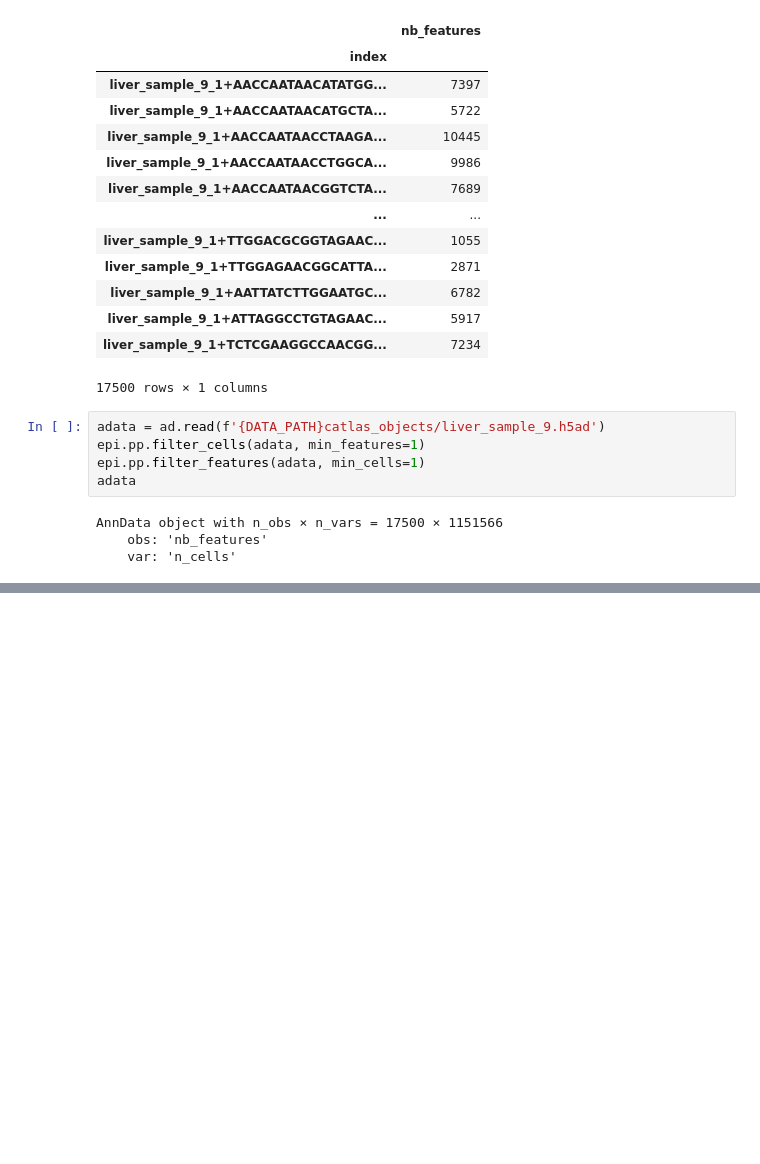
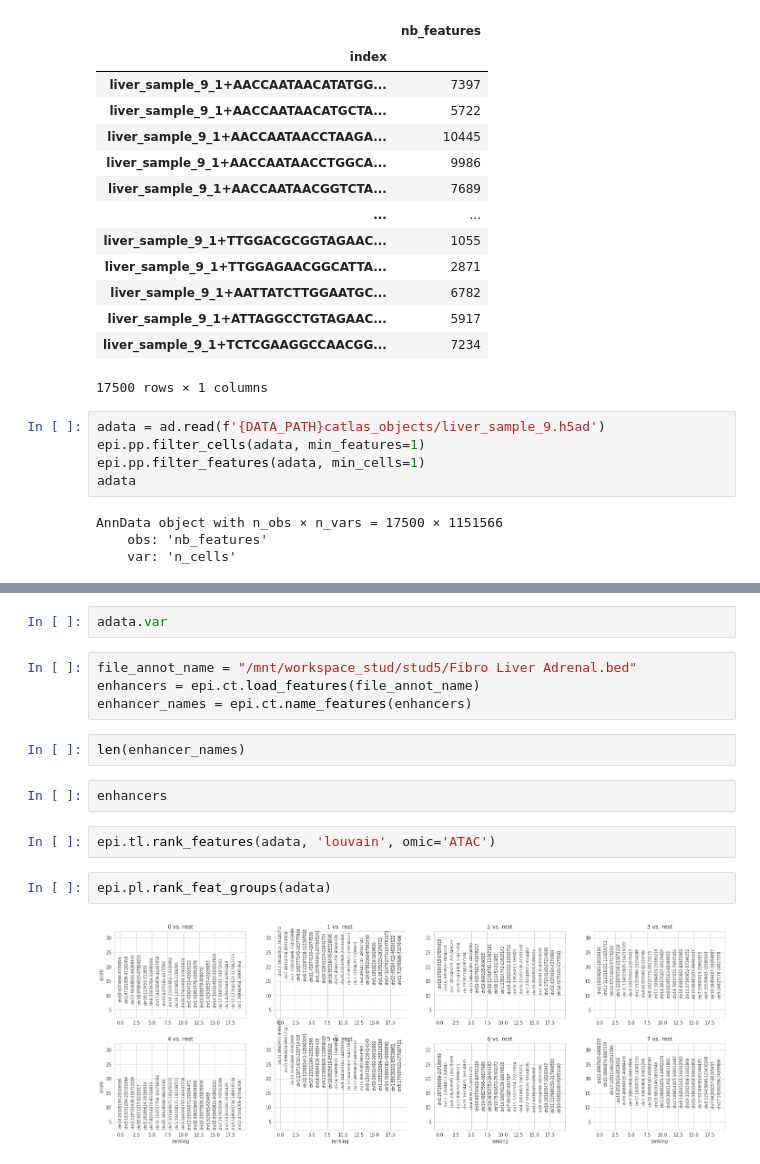
Before and after one commit to loosolab/Datenanalyse-2021, a Jupyter notebook: wp1/preprocessing/preprocessing.ipynb, the cells around one changed output, grey strips where cells are left out. Cells and saved outputs as stored; diff of their text form; blank space fills up the shorter version.

```diff
--- a/wp1/preprocessing/preprocessing.ipynb
+++ b/wp1/preprocessing/preprocessing.ipynb
@@ -114,0 +186,16 @@ AnnData object with n_obs × n_vars = 17500 × 1151566
+# %%
+adata.var
+# %%
+file_annot_name = "/mnt/workspace_stud/stud5/Fibro Liver Adrenal.bed"
+enhancers = epi.ct.load_features(file_annot_name)
+enhancer_names = epi.ct.name_features(enhancers)
+# %%
+len(enhancer_names)
+# %%
+enhancers
+# %%
+epi.tl.rank_features(adata, 'louvain', omic='ATAC')
+# %%
+epi.pl.rank_feat_groups(adata)
+# %% [output]
+[figure, added]
```
Also changed, not shown: parts of 27 cells of this notebook.
